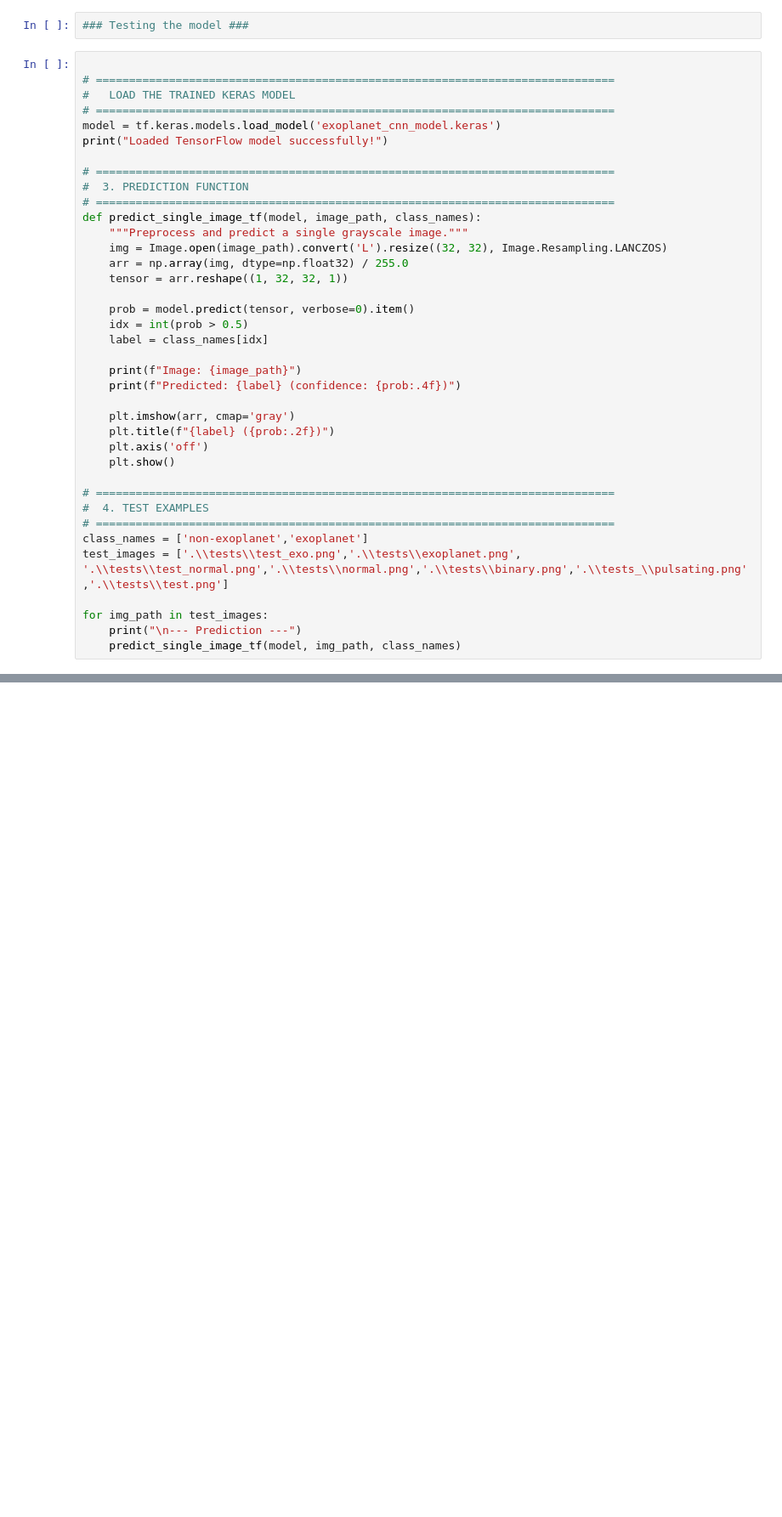
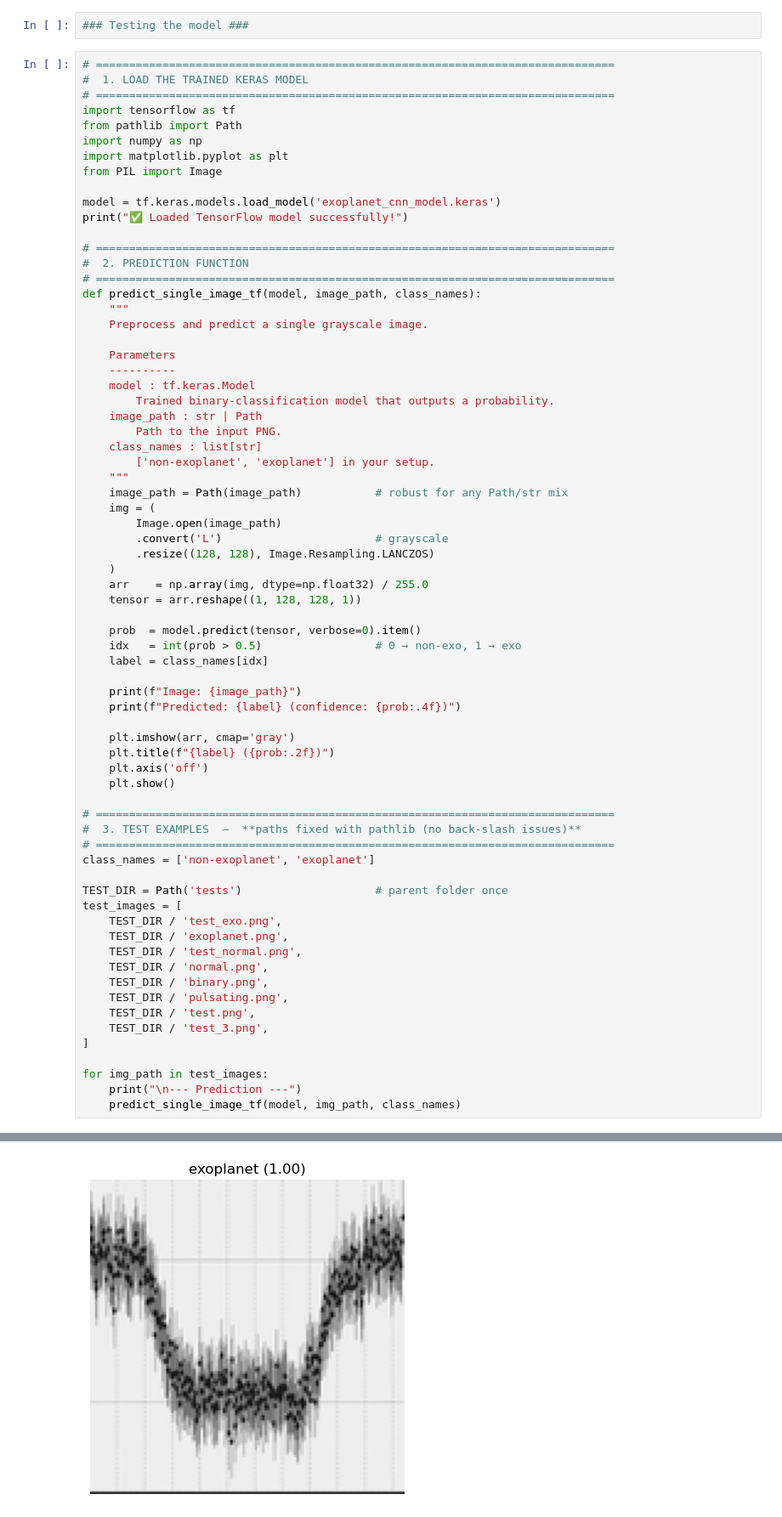
Before and after one commit to AlejoProjects/cnn_astrocomputational_physics, a Jupyter notebook: primer_modelo.ipynb, the cells around one changed output, grey strips where cells are left out. Shown at 85% size. Drawn from its saved outputs; the diff is of its cells as text; blank space fills up the shorter version.

```diff
--- a/primer_modelo.ipynb
+++ b/primer_modelo.ipynb
@@ -279,24 +285,45 @@ plt.show()
 # %%
 ### Testing the model ###
 # %%
+# ==============================================================================
+#  1. LOAD THE TRAINED KERAS MODEL
+# ==============================================================================
+import tensorflow as tf
+from pathlib import Path
+import numpy as np
+import matplotlib.pyplot as plt
+from PIL import Image
+
+model = tf.keras.models.load_model('exoplanet_cnn_model.keras')
+print("✅ Loaded TensorFlow model successfully!")
 
 # ==============================================================================
-#   LOAD THE TRAINED KERAS MODEL
-# ==============================================================================
-model = tf.keras.models.load_model('exoplanet_cnn_model.keras')
-print("Loaded TensorFlow model successfully!")
-
-# ==============================================================================
-#  3. PREDICTION FUNCTION
+#  2. PREDICTION FUNCTION
 # ==============================================================================
 def predict_single_image_tf(model, image_path, class_names):
-    """Preprocess and predict a single grayscale image."""
-    img = Image.open(image_path).convert('L').resize((32, 32), Image.Resampling.LANCZOS)
-    arr = np.array(img, dtype=np.float32) / 255.0
-    tensor = arr.reshape((1, 32, 32, 1))
+    """
+    Preprocess and predict a single grayscale image.
 
-    prob = model.predict(tensor, verbose=0).item()
-    idx = int(prob > 0.5)
+    Parameters
+    ----------
+    model : tf.keras.Model
+        Trained binary-classification model that outputs a probability.
+    image_path : str | Path
+        Path to the input PNG.
+    class_names : list[str]
+        ['non-exoplanet', 'exoplanet'] in your setup.
+    """
+    image_path = Path(image_path)           # robust for any Path/str mix
+    img = (
+        Image.open(image_path)
+        .convert('L')                       # grayscale
+        .resize((128, 128), Image.Resampling.LANCZOS)
+    )
+    arr    = np.array(img, dtype=np.float32) / 255.0
+    tensor = arr.reshape((1, 128, 128, 1))
+
+    prob  = model.predict(tensor, verbose=0).item()
+    idx   = int(prob > 0.5)                 # 0 → non-exo, 1 → exo
     label = class_names[idx]
 
     print(f"Image: {image_path}")
@@ -308,11 +335,23 @@ def predict_single_image_tf(model, image_path, class_names):
     plt.show()
 
 # ==============================================================================
-#  4. TEST EXAMPLES
+#  3. TEST EXAMPLES  —  **paths fixed with pathlib (no back-slash issues)**
 # ==============================================================================
-class_names = ['non-exoplanet','exoplanet']
-test_images = ['.\\tests\\test_exo.png','.\\tests\\exoplanet.png', '.\\tests\\test_normal.png','.\\tests\\normal.png','.\\tests\\binary.png','.\\tests_\\pulsating.png','.\\tests\\test.png']
+class_names = ['non-exoplanet', 'exoplanet']
+
+TEST_DIR = Path('tests')                    # parent folder once
+test_images = [
+    TEST_DIR / 'test_exo.png',
+    TEST_DIR / 'exoplanet.png',
+    TEST_DIR / 'test_normal.png',
+    TEST_DIR / 'normal.png',
+    TEST_DIR / 'binary.png',
+    TEST_DIR / 'pulsating.png',
+    TEST_DIR / 'test.png',
+    TEST_DIR / 'test_3.png',
+]
 
 for img_path in test_images:
     print("\n--- Prediction ---")
     predict_single_image_tf(model, img_path, class_names)
+# %% [output]
@@ -318,0 +363 @@ for img_path in test_images:
+[figure, added]
```
Also changed, not shown: parts of 3 cells of this notebook, 2 other files.
